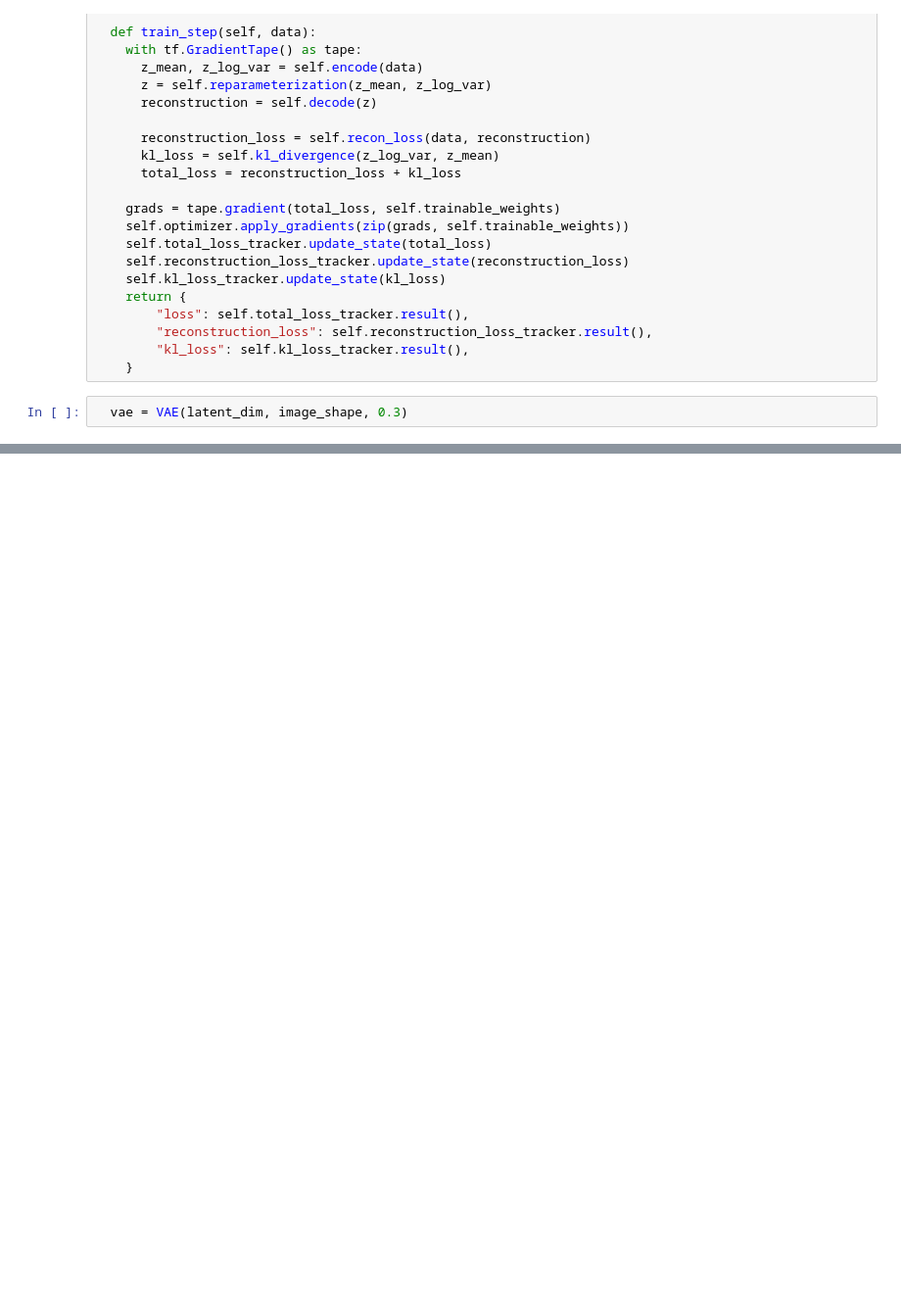
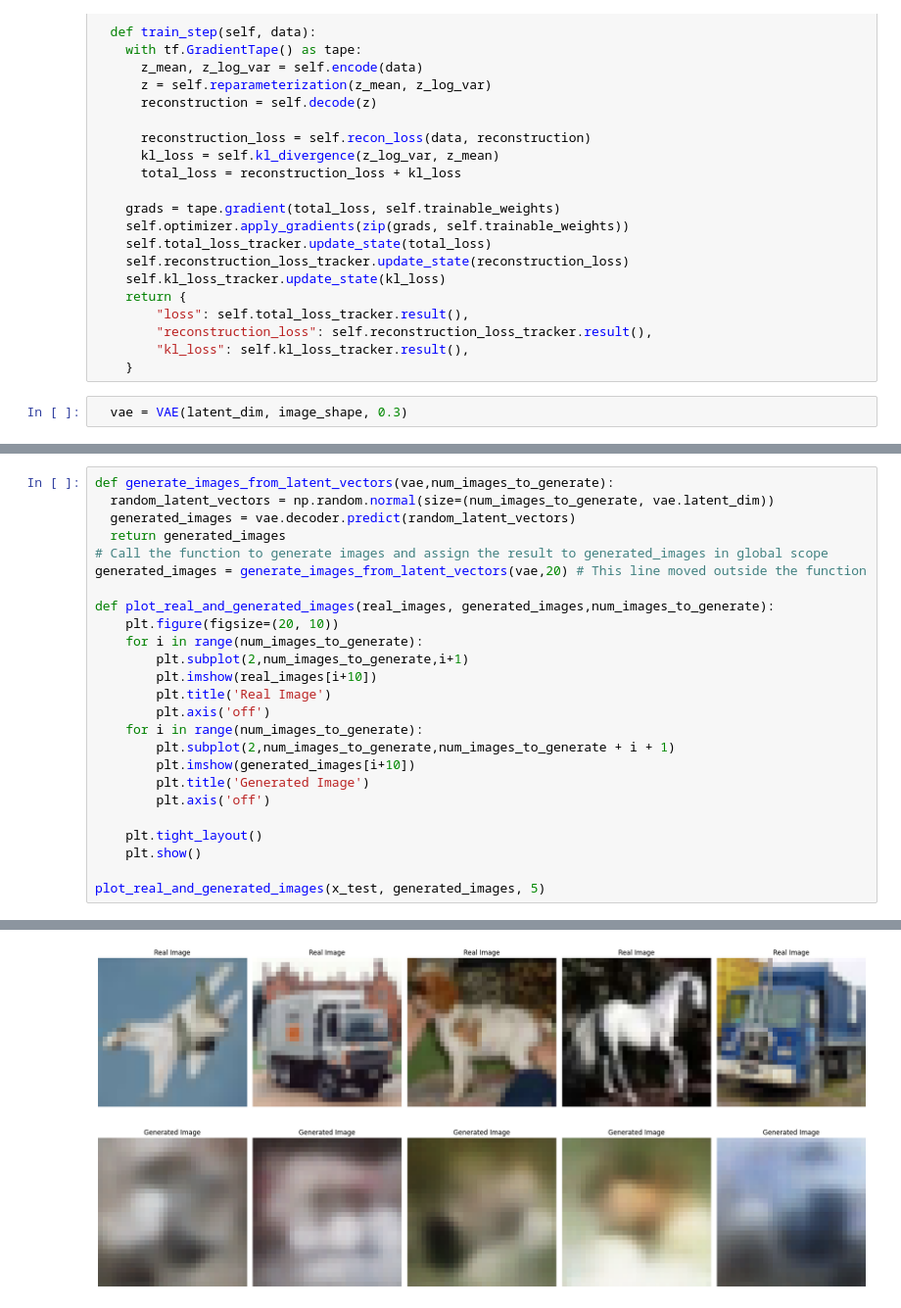
Before and after one commit to Ritishh00/GEN-AI, a Jupyter notebook: GEN_AI_29_01_25.ipynb, the cells around one changed output, grey strips where cells are left out. Shown at 98% size. Saved outputs shown, nothing was run; the diff lists cells and outputs as text; blank space fills up the shorter version.

```diff
--- a/GEN_AI_29_01_25.ipynb
+++ b/GEN_AI_29_01_25.ipynb
@@ -150,3 +150,29 @@ Epoch 49/50
 98/98 ━━━━━━━━━━━━━━━━━━━━ 3s 35ms/step - kl_loss: 0.0137 - loss: 0.5913 - reconstruction_loss: 0.5775
 Epoch 50/50
 98/98 ━━━━━━━━━━━━━━━━━━━━ 3s 34ms/step - kl_loss: 0.0137 - loss: 0.5918 - reconstruction_loss: 0.5782
+# %%
+def generate_images_from_latent_vectors(vae,num_images_to_generate):
+  random_latent_vectors = np.random.normal(size=(num_images_to_generate, vae.latent_dim))
+  generated_images = vae.decoder.predict(random_latent_vectors)
+  return generated_images
+# Call the function to generate images and assign the result to generated_images in global scope
+generated_images = generate_images_from_latent_vectors(vae,20) # This line moved outside the function
+
+def plot_real_and_generated_images(real_images, generated_images,num_images_to_generate):
+    plt.figure(figsize=(20, 10))
+    for i in range(num_images_to_generate):
+        plt.subplot(2,num_images_to_generate,i+1)
+        plt.imshow(real_images[i+10])
+        plt.title('Real Image')
+        plt.axis('off')
+    for i in range(num_images_to_generate):
+        plt.subplot(2,num_images_to_generate,num_images_to_generate + i + 1)
+        plt.imshow(generated_images[i+10])
+        plt.title('Generated Image')
+        plt.axis('off')
+
+    plt.tight_layout()
+    plt.show()
+
+plot_real_and_generated_images(x_test, generated_images, 5)
+# %% [output]
@@ -152,0 +180 @@ Epoch 50/50
+[figure, added]
```
Also changed, not shown: parts of 2 cells of this notebook.
